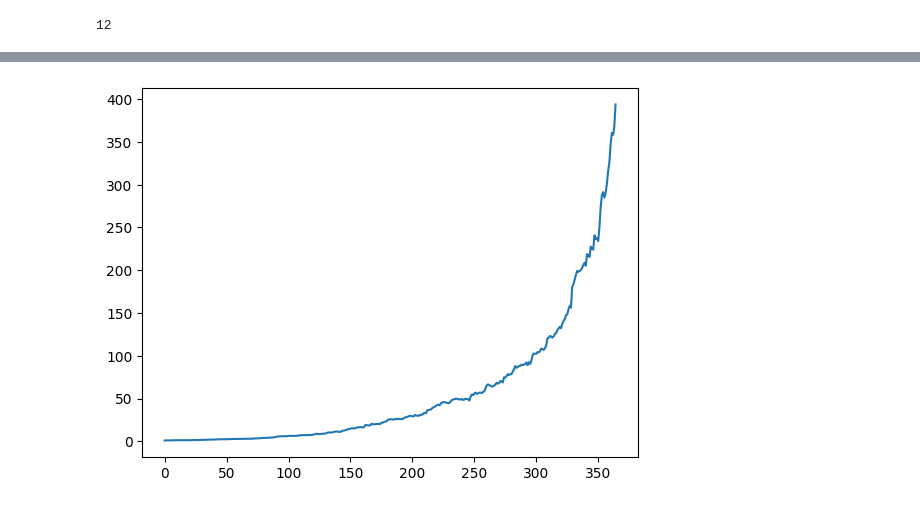
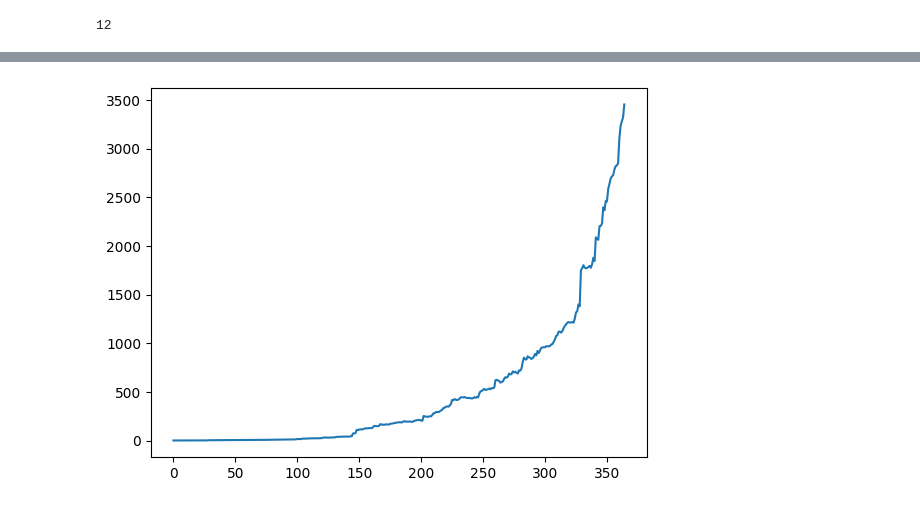
Before and after one commit to chung-ejy/orivault, a Jupyter notebook: studies/swing_trading_study/speculation_basic.ipynb, the cells around one changed output, grey strips where cells are left out. Saved outputs shown, nothing was run; the diff lists cells and outputs as text; code cells hidden in the pictures.

```diff
--- a/studies/swing_trading_study/speculation_basic.ipynb
+++ b/studies/swing_trading_study/speculation_basic.ipynb
@@ -86,25 +93,17 @@ len(filtered_portfolios)
 # %%
 analysises = []
 portfolio_value = 10
-for min_price in tqdm([1]):
-    for max_price in tqdm([3]):
-        filtered_simulation = simulation[(simulation["adjclose"]<=max_price) & (simulation["adjclose"]>=min_price)].copy()
-        if filtered_simulation.index.size > 0:
-            for portfolio in filtered_portfolios:
-                if max_price * portfolio.num_of_groups <= 10:
-                    try:
-                        trades = portfolio.trades(filtered_simulation.copy())
-                        performance = portfolio.portfolio(trades.copy(),benchmark.copy())
-                        metrics = KPI.performance(trades,performance)
-                        results = {**portfolio.to_dict(),**metrics.copy()}
-                        results["portfolio"] = portfolio
-                        results["rolling_window"] = rolling_window
-                        results["max_price"] = max_price
-                        results["min_price"] = min_price
-                        analysises.append(results)
-                    except Exception as e:
-                        print(str(e))
-                        continue
+for portfolio in tqdm(filtered_portfolios):
+    try:
+        trades = portfolio.trades(simulation.copy())
+        performance = portfolio.portfolio(trades.copy(),benchmark.copy())
+        metrics = KPI.performance(trades,performance)
+        results = {**portfolio.to_dict(),**metrics.copy()}
+        results["portfolio"] = portfolio
+        analysises.append(results)
+    except Exception as e:
+        print(str(e))
+        continue
 # %%
 a = pd.DataFrame(analysises)
 # %%
@@ -164,7 +164,6 @@ plt.show()
 # %%
 pm = top["portfolio"]
-filtered_simulation = simulation[(simulation["adjclose"]<=top["max_price"]) & (simulation["adjclose"]>=top["min_price"])]
-trades = pm.trades(filtered_simulation.copy())
+trades = pm.trades(simulation.copy())
 trades = p.additional_date_columns(trades)
 portfolio = pm.portfolio(trades.copy(),benchmark.copy())
 portfolio = p.additional_date_columns(portfolio)
@@ -226,7 +225,7 @@ plt.show()
 # %%
 averaged_portfolio = portfolio.groupby("day").agg({"weighted_return":"mean","return":"mean"}).reset_index()
-averaged_portfolio["pv"] = averaged_portfolio["return"].cumprod()
+averaged_portfolio["pv"] = averaged_portfolio["weighted_return"].cumprod()
 plt.plot(averaged_portfolio["pv"])
 plt.show()
 # %% [output]
-[figure, old version]
+[figure, new version]
```
Also changed, not shown: parts of 8 cells of this notebook, 6 other files.
